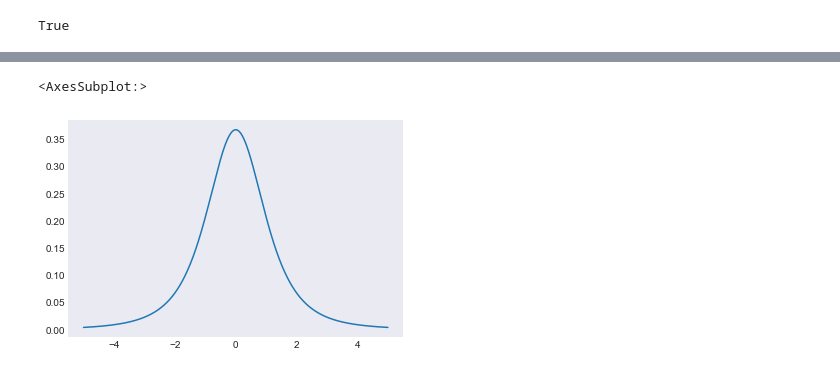
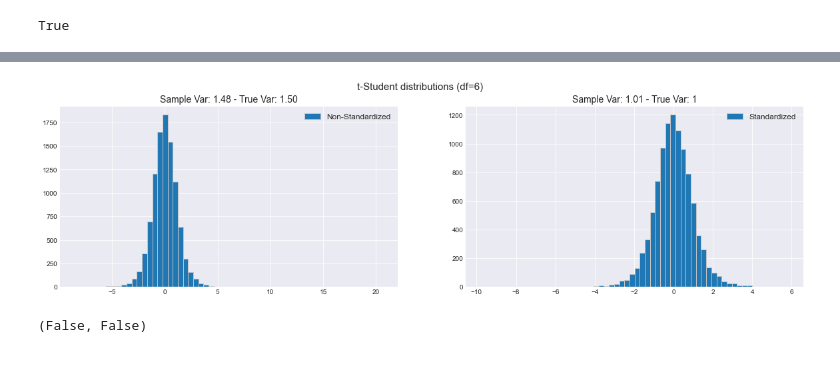
Before and after one commit to z4ir3/quant-library, a Jupyter notebook: tutorial-quant-library.ipynb, the cells around one changed output, grey strips where cells are left out. Saved outputs shown, nothing was run; the diff lists cells and outputs as text; code cells hidden in the pictures.

```diff
--- a/tutorial-quant-library.ipynb
+++ b/tutorial-quant-library.ipynb
@@ -887,2 +715,8 @@ ql.dist_tstudent(0, df=df, stdz=True, cum=False), ql.dist_tstudent(0, df=df, std
+# %%
+# "Non-Standardized" t-Student, with (true) variance equal to (scale**2)*df/(df-2)
+trvs_std = ql.gen_rvs_tstudent(df=df, mu=mu, scale=scale, stdz=False, size=10000)
+trvs_std.name = "Non-Standardized"
 # %%
-ql.gen_rvs_tstudent(df=df, mu=mu, scale=scale, stdz=False, size=1000).hist(bins=50)
+# "Standardized" t-Student, with (true) unit variance
+trvs = ql.gen_rvs_tstudent(df=df, mu=mu, scale=scale, stdz=True, size=10000)
+trvs.name = "Standardized"
@@ -921,5 +723,26 @@ Name: Standard t, Length: 10000, dtype: float64
-# %%
-pdf.plot()
-# %% [output]
-<AxesSubplot:>
-[figure, removed]
+# %%
+# Plot
+fig, ax = plt.subplots(1,2,figsize=(20,5))
+ax = ax.flatten()
+fig.suptitle(f"t-Student distributions (df={df:.0f})", fontsize=15)
+
+# Non-Standardized
+n = 0
+trvs_std.hist(ax=ax[n], grid=True, bins=60, density=False, edgecolor=(0.77,0.77,0.77), legend=True)
+ax[n].set_title(f"Sample Var: {trvs_std.std()**2:.2f} - True Var: {scale**2*df/(df-2):.2f}", fontsize=14)
+ax[n].legend(fontsize=12)
+
+# Standardized
+n = 1
+trvs.hist(ax=ax[n], grid=True, bins=60, density=False, edgecolor=(0.77,0.77,0.77), legend=True)
+ax[n].set_title(f"Sample Var: {trvs.std()**2:.2f} - True Var: 1", fontsize=14)
+ax[n].legend(fontsize=12)
+
+plt.show()
+# %% [output]
+[figure, added]
+# %%
+# Note that the normality test is passed here
+ql.is_normal(trvs_std, siglev=0.05), ql.is_normal(trvs, siglev=0.05)
+# %% [output]
+(False, False)
```
Also changed, not shown: parts of 70 cells of this notebook, 1 other file.
